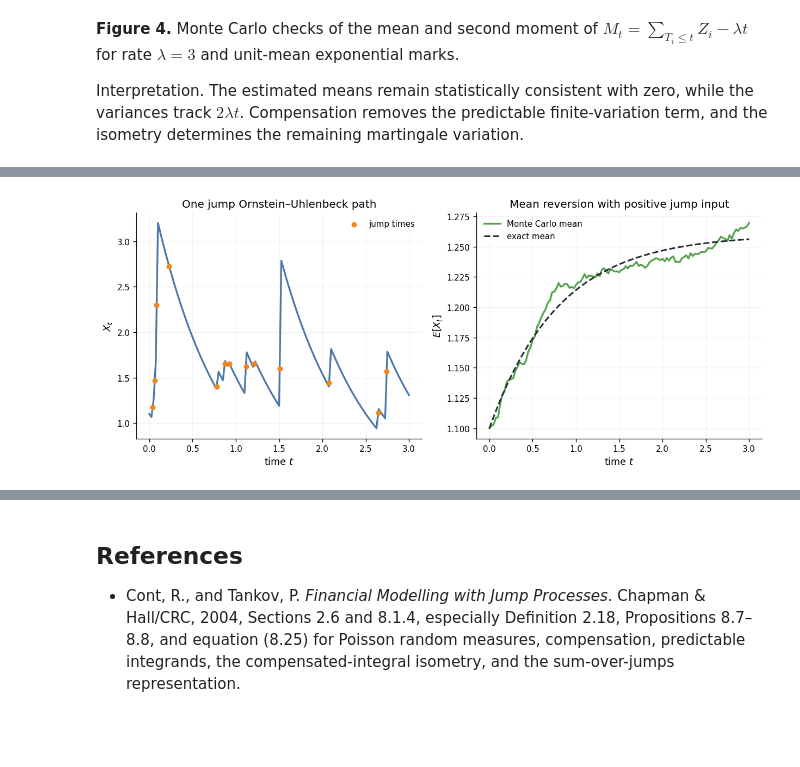
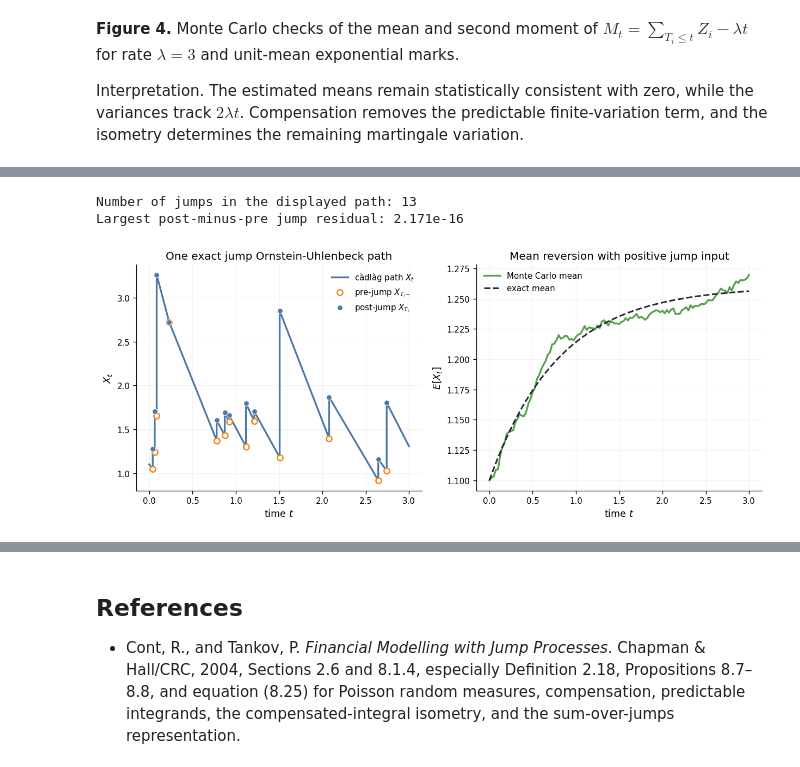
Before and after one commit to JiahaoLi-creator/stochastic-calculus-notes, a Jupyter notebook: docs/notebooks/07_Jump_Integration_Poisson_Random_Measure.ipynb, the cells around one changed output, grey strips where cells are left out. Drawn from its saved outputs; the diff is of its cells as text; code cells hidden in the pictures; blank space fills up the shorter version.

```diff
--- a/docs/notebooks/07_Jump_Integration_Poisson_Random_Measure.ipynb
+++ b/docs/notebooks/07_Jump_Integration_Poisson_Random_Measure.ipynb
@@ -300,43 +313,103 @@ x0 = 1.1
 horizon = 3.0
 time_grid = np.linspace(0.0, horizon, 121)
 
-def jump_ou_on_grid(event_times, event_marks):
-    values = x0 * np.exp(-kappa * time_grid)
+
+def jump_ou_at_times(event_times, event_marks, evaluation_times):
+    """Evaluate the exact finite-activity solution at specified times."""
+    values = x0 * np.exp(-kappa * evaluation_times)
     for event_time, mark in zip(event_times, event_marks):
-        mask = time_grid >= event_time
-        values[mask] += mark * np.exp(-kappa * (time_grid[mask] - event_time))
+        mask = evaluation_times >= event_time
+        values[mask] += mark * np.exp(-kappa * (evaluation_times[mask] - event_time))
     return values
+
+
+def jump_ou_cadlag_coordinates(event_times, event_marks):
+    """Return duplicate event times so every jump is drawn vertically."""
+    plot_times = [0.0]
+    plot_values = [x0]
+    pre_jump_values = []
+    post_jump_values = []
+    current_time = 0.0
+    current_value = x0
+
+    for event_time, mark in zip(event_times, event_marks):
+        pre_jump = current_value * np.exp(-kappa * (event_time - current_time))
+        post_jump = pre_jump + mark
+        plot_times.extend([event_time, event_time])
+        plot_values.extend([pre_jump, post_jump])
+        pre_jump_values.append(pre_jump)
+        post_jump_values.append(post_jump)
+        current_time = event_time
+        current_value = post_jump
+
+    terminal_value = current_value * np.exp(-kappa * (horizon - current_time))
+    plot_times.append(horizon)
+    plot_values.append(terminal_value)
+    return (
+        np.asarray(plot_times),
+        np.asarray(plot_values),
+        np.asarray(pre_jump_values),
+        np.asarray(post_jump_values),
+    )
+
 
 sample_events = poisson_events(rate, horizon, rng)
 sample_marks = rng.exponential(mark_mean, size=len(sample_events))
-sample_path = jump_ou_on_grid(sample_events, sample_marks)
+path_times, path_values, pre_jump, post_jump = jump_ou_cadlag_coordinates(
+    sample_events,
+    sample_marks,
+)
 
 paths = 5_000
 mean_path = np.zeros_like(time_grid)
 for _ in range(paths):
     event_times = poisson_events(rate, horizon, rng)
     event_marks = rng.exponential(mark_mean, size=len(event_times))
-    mean_path += jump_ou_on_grid(event_times, event_marks)
+    mean_path += jump_ou_at_times(event_times, event_marks, time_grid)
 mean_path /= paths
 theoretical_mean = (
     x0 * np.exp(-kappa * time_grid)
     + rate * mark_mean * (1.0 - np.exp(-kappa * time_grid)) / kappa
 )
 
+print(f"Number of jumps in the displayed path: {len(sample_events)}")
+print(f"Largest post-minus-pre jump residual: {np.max(np.abs((post_jump - pre_jump) - sample_marks)):.3e}")
+
 fig, axes = plt.subplots(1, 2, figsize=(10.4, 4.4))
-axes[0].plot(time_grid, sample_path, color=BLUE, linewidth=2.0)
-axes[0].scatter(sample_events, np.interp(sample_events, time_grid, sample_path), color=ORANGE, s=24, zorder=3, label="jump times")
-axes[0].set(xlabel="time $t$", ylabel=r"$X_t$", title="One jump Ornstein–Uhlenbeck path")
+axes[0].plot(path_times, path_values, color=BLUE, linewidth=2.0, label=r"càdlàg path $X_t$")
+axes[0].scatter(
+    sample_events,
+    pre_jump,
+    facecolors="white",
+    edgecolors=ORANGE,
+    linewidths=1.5,
+    s=38,
+    zorder=4,
+    label=r"pre-jump $X_{T_i-}$",
+)
+axes[0].scatter(
+    sample_events,
+    post_jump,
+    color=BLUE,
+    edgecolors="white",
+    linewidths=0.6,
+    s=34,
+    zorder=5,
+    label=r"post-jump $X_{T_i}$",
+)
+axes[0].set(xlabel="time $t$", ylabel=r"$X_t$", title="One exact jump Ornstein-Uhlenbeck path")
 axes[0].legend(frameon=False)
 
 axes[1].plot(time_grid, mean_path, color=GREEN, linewidth=2.0, label="Monte Carlo mean")
 axes[1].plot(time_grid, theoretical_mean, color=INK, linestyle="--", linewidth=1.8, label="exact mean")
 axes[1].set(xlabel="time $t$", ylabel=r"$E[X_t]$", title="Mean reversion with positive jump input")
 axes[1].legend(frameon=False)
 for ax in axes:
     ax.grid(alpha=0.14)
 plt.tight_layout()
 plt.show()
 # %% [output]
+Number of jumps in the displayed path: 13
+Largest post-minus-pre jump residual: 2.171e-16
-[figure, old version]
+[figure, new version]
 # %% [markdown]
```
Also changed, not shown: parts of 2 cells of this notebook, 28 other files.
